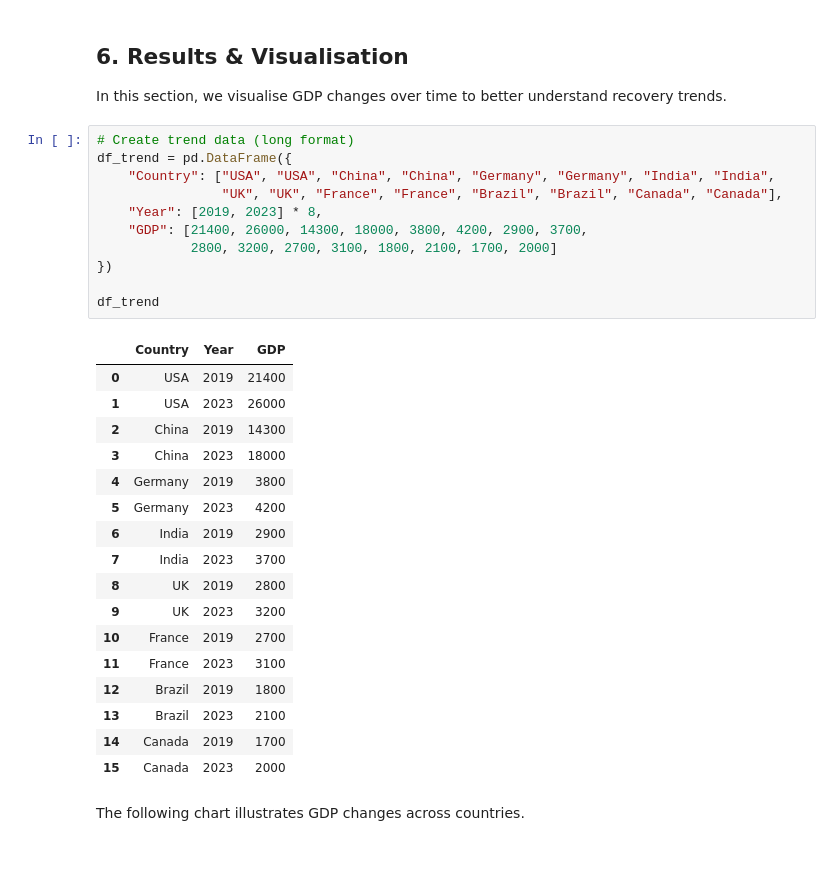
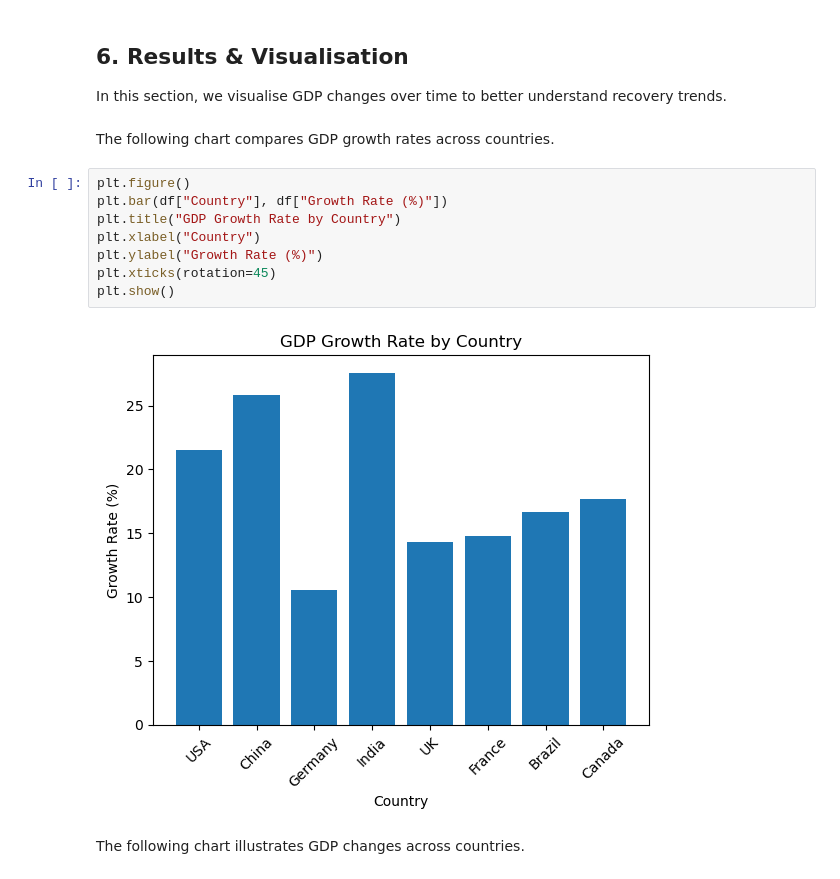
Before and after one commit to 3497816320-cmyk/acc102-covid-recovery-analysis, a Jupyter notebook: covid_recovery_analysis.ipynb, the cells around one changed output. Cells and saved outputs as stored; diff of their text form.

```diff
--- a/covid_recovery_analysis.ipynb
+++ b/covid_recovery_analysis.ipynb
@@ -119,35 +89,18 @@ Overall, the analysis highlights differences in recovery speed across countries
 ## 6. Results & Visualisation
 
 In this section, we visualise GDP changes over time to better understand recovery trends.
-# %%
-# Create trend data (long format)
-df_trend = pd.DataFrame({
-    "Country": ["USA", "USA", "China", "China", "Germany", "Germany", "India", "India",
-                "UK", "UK", "France", "France", "Brazil", "Brazil", "Canada", "Canada"],
-    "Year": [2019, 2023] * 8,
-    "GDP": [21400, 26000, 14300, 18000, 3800, 4200, 2900, 3700,
-            2800, 3200, 2700, 3100, 1800, 2100, 1700, 2000]
-})
-
-df_trend
-# %% [output]
-|  | Country | Year | GDP |
-| 0 | USA | 2019 | 21400 |
-| 1 | USA | 2023 | 26000 |
-| 2 | China | 2019 | 14300 |
-| 3 | China | 2023 | 18000 |
-| 4 | Germany | 2019 | 3800 |
-| 5 | Germany | 2023 | 4200 |
-| 6 | India | 2019 | 2900 |
-| 7 | India | 2023 | 3700 |
-| 8 | UK | 2019 | 2800 |
-| 9 | UK | 2023 | 3200 |
-| 10 | France | 2019 | 2700 |
-| 11 | France | 2023 | 3100 |
-| 12 | Brazil | 2019 | 1800 |
-| 13 | Brazil | 2023 | 2100 |
-| 14 | Canada | 2019 | 1700 |
-| 15 | Canada | 2023 | 2000 |
+# %% [markdown]
+The following chart compares GDP growth rates across countries.
+# %%
+plt.figure()
+plt.bar(df["Country"], df["Growth Rate (%)"])
+plt.title("GDP Growth Rate by Country")
+plt.xlabel("Country")
+plt.ylabel("Growth Rate (%)")
+plt.xticks(rotation=45)
+plt.show()
+# %% [output]
+[figure, added]
 # %% [markdown]
 The following chart illustrates GDP changes across countries.
 # %%
```
Also changed, not shown: parts of 17 cells of this notebook.
